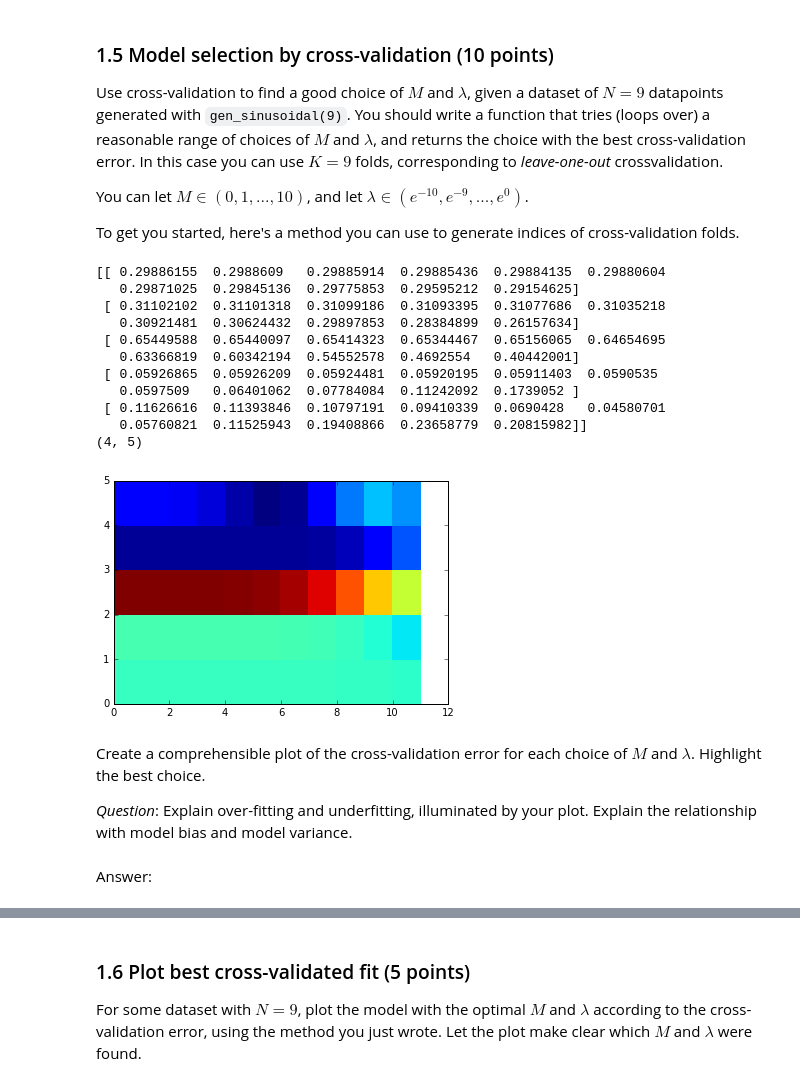
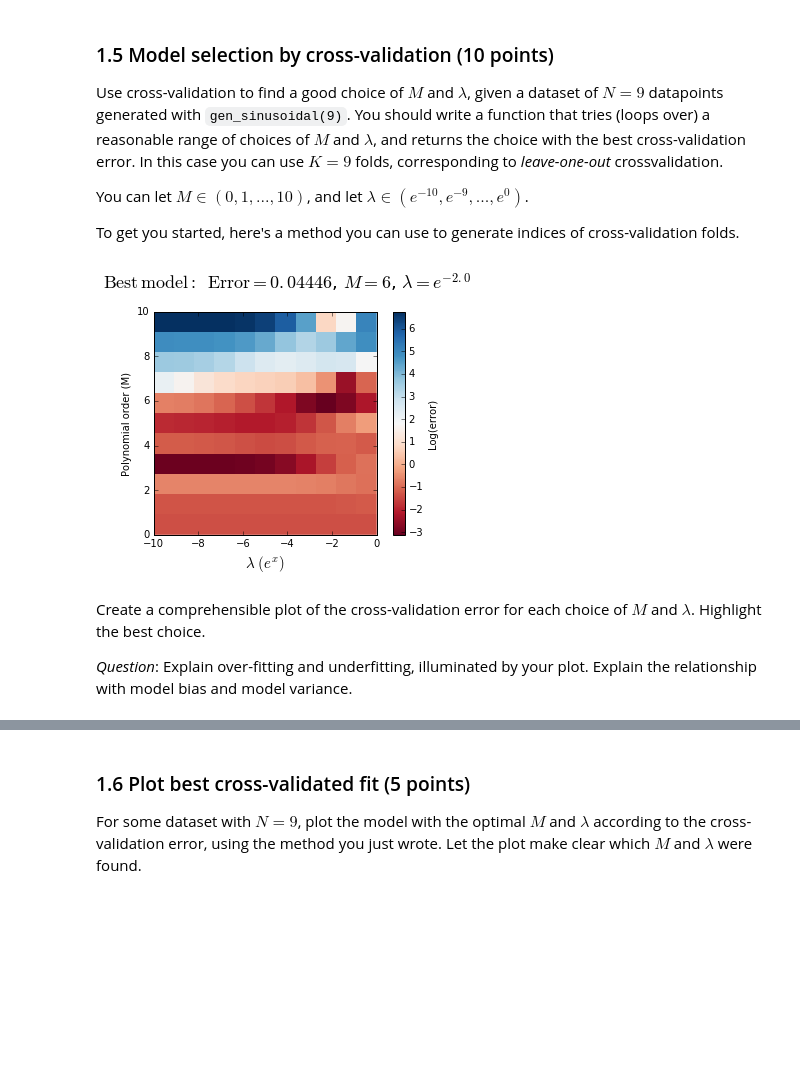
Before and after one commit to Braamling/ML1-2016, a Jupyter notebook: lab1_verkes_vandenakker.ipynb, the cells around one changed output, grey strips where cells are left out. Cells and saved outputs as stored; diff of their text form; code cells hidden in the pictures; blank space fills up the shorter version.

```diff
--- a/lab1_verkes_vandenakker.ipynb
+++ b/lab1_verkes_vandenakker.ipynb
@@ -179,64 +181,82 @@ def kfold_indices(N, k):
         train_folds.append(np.setdiff1d(all_indices, valid_indices))
     return train_folds, valid_folds
 
 def error_function(x, t, w, lamb=0):
     Phi = np.array([x**i for i in range(len(w))]).T
     s1 = (np.dot(Phi, w) - t)
 
     return np.dot(s1, s1)/2 + (lamb/2) * np.dot(w.T, w)
 
-def cross_validation(data, kfolds):
+def cross_validation(data, orders, lambdas, kfolds):
+    """
+    Computes the log-errors for each combination of parameters
+    for polynomial regressions on the given data
+
+    """
     x, t = data
-
-    # Orders and Lambda too test using cross validation
-    orders = range(0,5)
-    lambdas = [np.exp(i) for i in range(-10, 1)]
 
     # Initialize an error matrix
     errors = np.zeros((len(orders), len(lambdas)))
 
-    best_error = np.inf
     tr_folds, va_folds = kfold_indices(len(x), kfolds)
 
     for M_i, M in enumerate(orders):
         for lamb_j, lamb in enumerate(lambdas):
 
             # For each fold, train using training set and
             # compute the error on the validation set
             for i in range(kfolds):
                 w = fit_polynomial_reg(x[tr_folds[i]], t[tr_folds[i]], M, lamb)
-                fold_error = error_function(x[va_folds[i]], t[va_folds[i]], w)
+                fold_error = error_function(x[va_folds[i]], t[va_folds[i]], w, lamb)
 
                 errors[M_i, lamb_j] += fold_error/kfolds
 
-    return(errors)
+    return np.log(errors)
+
+def plot_cross_validation(errors, order, lambdas):
+    """
+    Plots an heat map of the errors in relations with the
+    polynomial orders and regularization term lambda
+
+    """
+    fig = plt.figure()
+    plt.ylabel('Polynomial order (M)')
+    plt.xlabel('$\lambda \; (e^x)$', fontsize=15)
+
+    error, M, lamb = min_error_crossval(errors, orders, lambdas)
+    plt.title('$\mathrm{{Best\, model:}}\;\;\mathrm{{Error}}={:.4g}$, $M={}$, $\lambda=e^{{{}}}$'
+              .format(np.exp(error), M, np.log(lamb)), fontsize='18', y=1.08, x=.6)
+
+    plt.imshow(errors, interpolation='none', cmap="RdBu",
+               extent=[np.log(lambdas).min(), np.log(lambdas).max(), order.min(), order.max()],
+               vmin=np.min(errors), vmax=np.max(errors), origin='lower')
+    plt.colorbar(label='Log(error)')
+    plt.show()
+
+
+def min_error_crossval(errors, orders, lambdas):
+    """
+    Finds the minimum log-error given a matrix of errors.
+
+    Returns the log-error and the corresponding order and lambda
+
+    """
+    minval_idx = np.unravel_index(np.argmin(errors), errors.shape)
+
+    return np.min(errors), orders[minval_idx[0]], lambdas[minval_idx[1]]
+
+
+# Orders and Lambda too test using cross validation
+orders = np.arange(0,11)
+lambdas = np.array([np.exp(i) for i in range(-10, 1)])
 
 data = gen_sinusoidal(9)
-errors = cross_validation(data, 9)
 
-print(errors)
-min_loc = np.argmin(errors)
-print(np.unravel_index(min_loc, errors.shape))
-
-fig, ax = plt.subplots()
-heatmap = ax.pcolor(errors)
-plt.show()
+errors = cross_validation(data, orders, lambdas, 9)
+plot_cross_validation(errors, orders, lambdas)
 # %% [output]
-[[ 0.29886155  0.2988609   0.29885914  0.29885436  0.29884135  0.29880604
-   0.29871025  0.29845136  0.29775853  0.29595212  0.29154625]
- [ 0.31102102  0.31101318  0.31099186  0.31093395  0.31077686  0.31035218
-   0.30921481  0.30624432  0.29897853  0.28384899  0.26157634]
- [ 0.65449588  0.65440097  0.65414323  0.65344467  0.65156065  0.64654695
-   0.63366819  0.60342194  0.54552578  0.4692554   0.40442001]
- [ 0.05926865  0.05926209  0.05924481  0.05920195  0.05911403  0.0590535
-   0.0597509   0.06401062  0.07784084  0.11242092  0.1739052 ]
- [ 0.11626616  0.11393846  0.10797191  0.09410339  0.0690428   0.04580701
-   0.05760821  0.11525943  0.19408866  0.23658779  0.20815982]]
-(4, 5)
-[figure, old version]
+[figure, new version]
 # %% [markdown]
 Create a comprehensible plot of the cross-validation error for each choice of $M$ and $\lambda$. Highlight the best choice.
 
 _Question_: Explain over-fitting and underfitting, illuminated by your plot. Explain the relationship with model bias and model variance.
-# %% [markdown]
-Answer:
```
Also changed, not shown: parts of 10 cells of this notebook.
